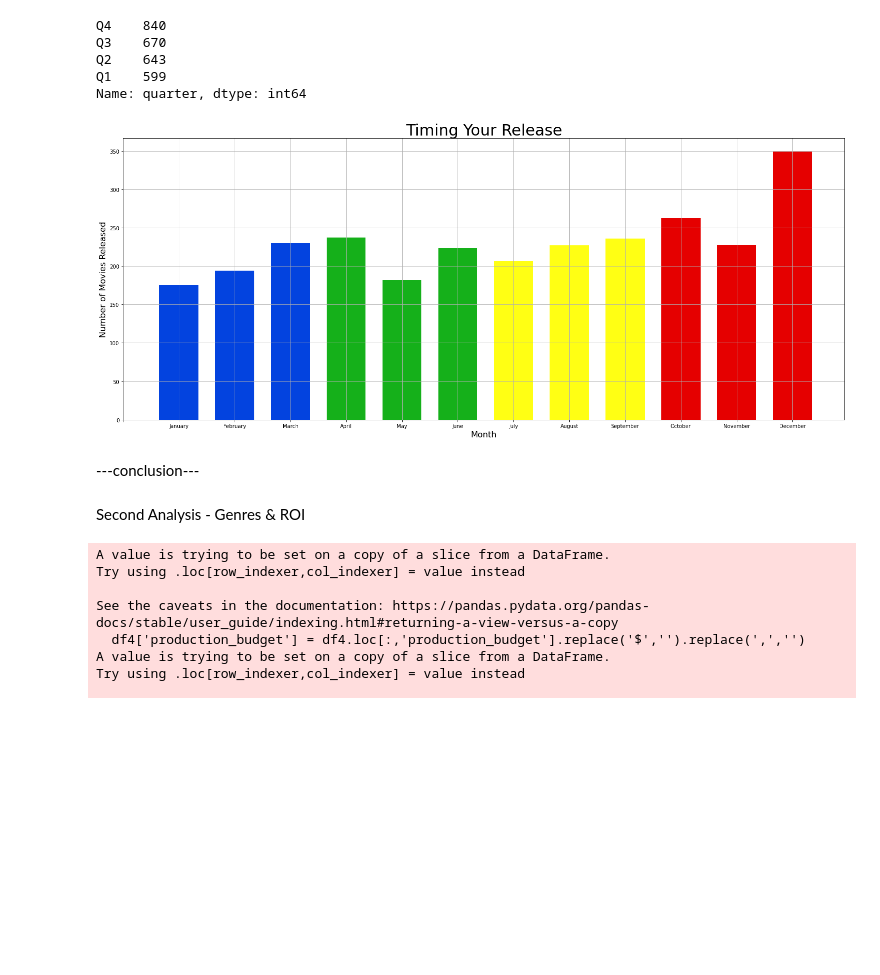
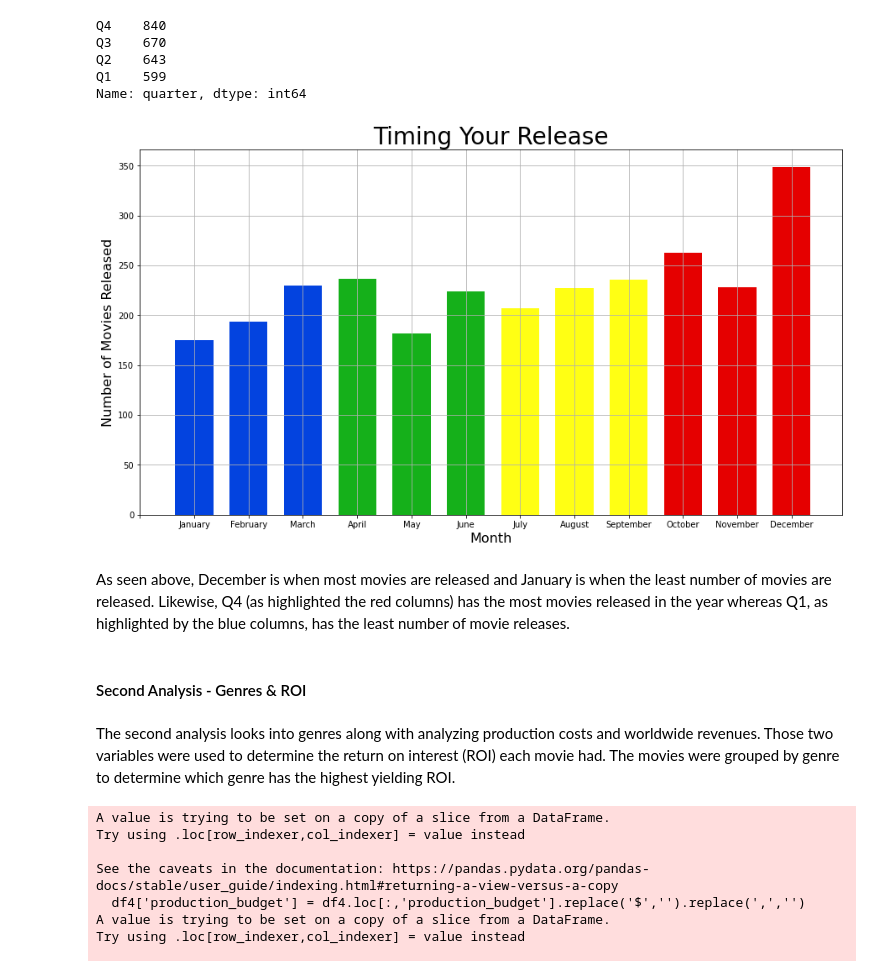
Before and after one commit to simrank3/Phase-1-Project, a Jupyter notebook: student.ipynb, the cells around one changed output. Cells and saved outputs as stored; diff of their text form; code cells hidden in the pictures; blank space fills up the shorter version.

```diff
--- a/student.ipynb
+++ b/student.ipynb
@@ -220,31 +223,34 @@ Q1    599
 Name: quarter, dtype: int64
 # %%
 #plotting the figure
-plt.figure(figsize=(25, 10))
-plt.bar(x=list(Months_Sorted.keys()), height=list(Months_Sorted.values()), width= 0.7, color= [
+fig1 = plt.figure(figsize=(15, 8))
+fig1 = plt.bar(x=list(Months_Sorted.keys()), height=list(Months_Sorted.values()), width= 0.7, color= [
     'xkcd:blue',
     'xkcd:blue',
     'xkcd:blue',
     'xkcd:green',
     'xkcd:green',
     'xkcd:green',
     'xkcd:yellow',
     'xkcd:yellow',
     'xkcd:yellow',
     'xkcd:red',
     'xkcd:red',
     'xkcd:red'])
 plt.xlabel('Month', size=16)
 plt.ylabel('Number of Movies Released', size=16)
-plt.title('Timing Your Release', size=30)
+plt.title('Timing Your Release', size=28)
 plt.xticks(ticks=range(13), labels=['', 'January', 'February', 'March', 'April', 'May', 'June', 'July', 'August', 'September', 'October', 'November', 'December'])
 plt.grid()
+plt.savefig('Movie_Releases_Per_Year')
 # %% [output]
-[figure, old version]
+[figure, new version]
-# %% [markdown]
----conclusion---
+# %% [markdown]
+As seen above, December is when most movies are released and January is when the least number of movies are released. Likewise, Q4 (as highlighted the red columns) has the most movies released in the year whereas Q1, as highlighted by the blue columns, has the least number of movie releases.
 # %% [markdown]
-Second Analysis - Genres & ROI
+#### Second Analysis - Genres & ROI
+# %% [markdown]
+The second analysis looks into genres along with analyzing production costs and worldwide revenues. Those two variables were used to determine the return on interest (ROI) each movie had. The movies were grouped by genre to determine which genre has the highest yielding ROI.
 # %%
 # Removing $ and , from production_budget & worldwide_gross
 df4['production_budget'] = df4.loc[:,'production_budget'].replace('$','').replace(',','')
```
Also changed, not shown: parts of 26 cells of this notebook, 5 other files.
